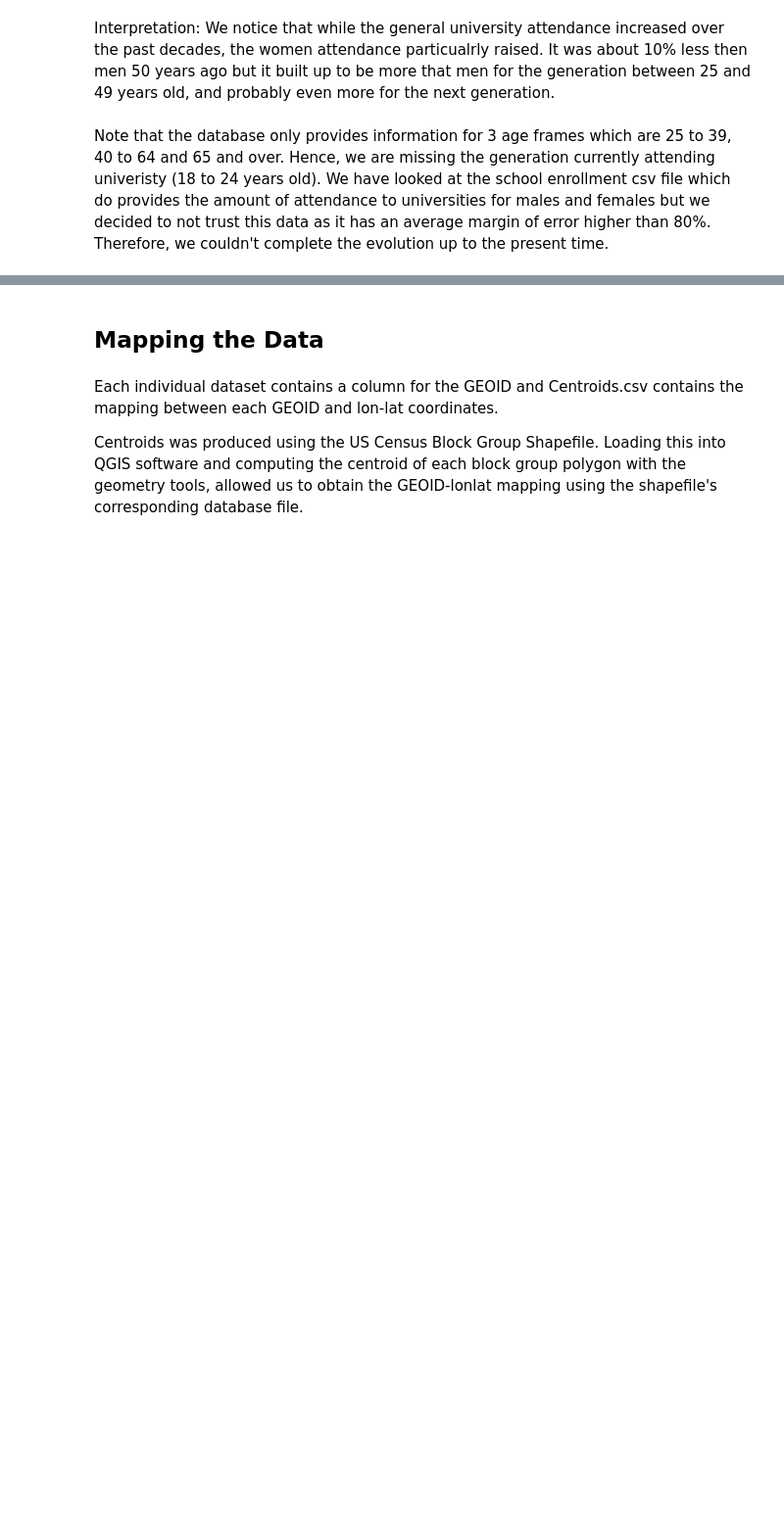
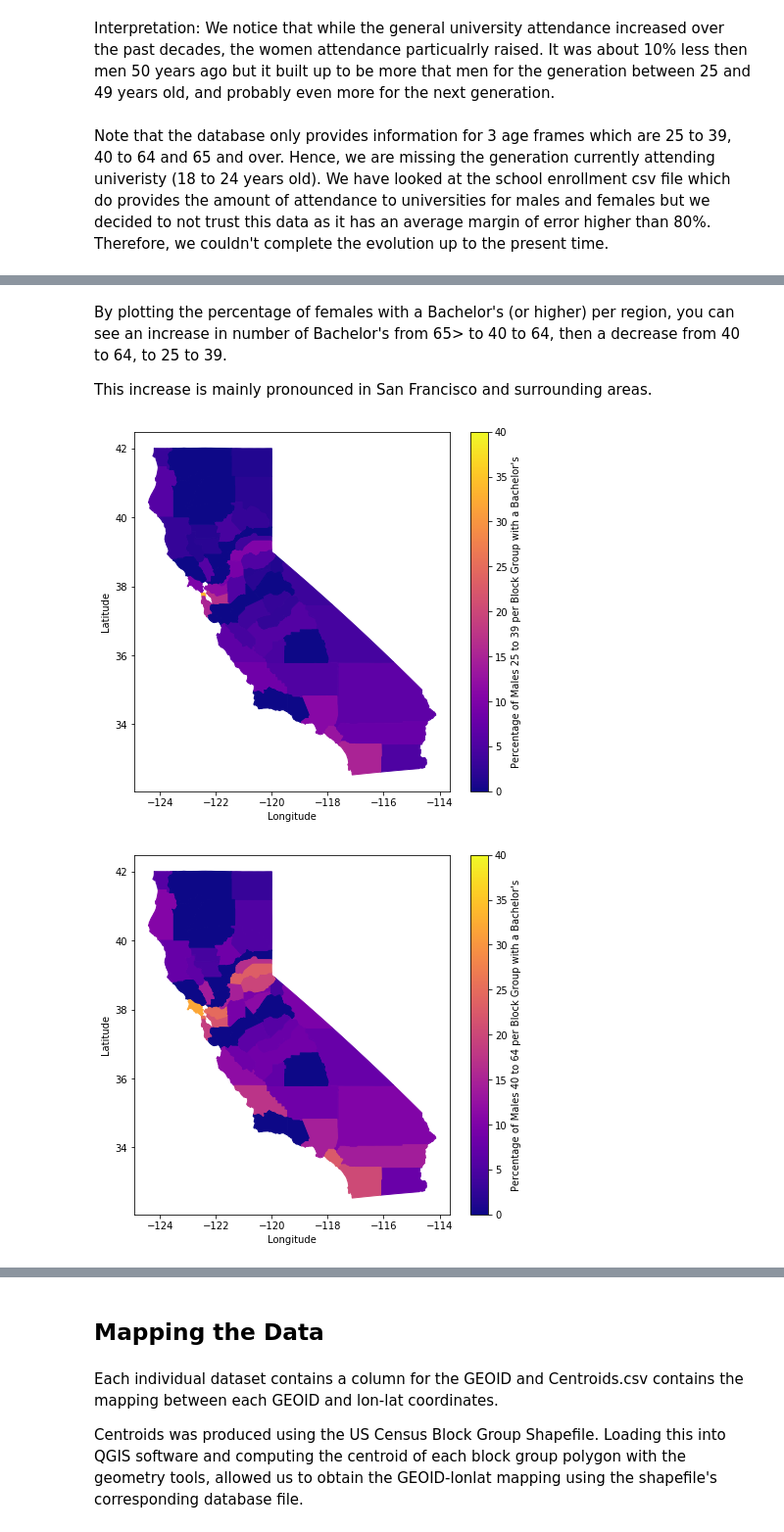
Before and after one commit to Tiger-Cross/AIHack18, a Jupyter notebook: notebooks/report.ipynb, the cells around one changed output, grey strips where cells are left out. Shown at 98% size. Saved outputs shown, nothing was run; the diff lists cells and outputs as text; code cells hidden in the pictures; blank space fills up the shorter version.

```diff
--- a/notebooks/report.ipynb
+++ b/notebooks/report.ipynb
@@ -529,0 +682,12 @@ Note that the database only provides information for 3 age frames which are 25 t
+# %% [markdown]
+By plotting the percentage of females with a Bachelor's (or higher) per region, you can see an increase in number of Bachelor's from 65> to 40 to 64, then a decrease from 40 to 64, to 25 to 39.
+
+This increase is mainly pronounced in San Francisco and surrounding areas.
+# %%
+# Males over time
+mapping_function('../data/processed/X15_EDUCATIONAL_ATTAINMENT.csv', 127, 'Percentage of Males 25 to 39 per Block Group with a Bachelor\'s')
+mapping_function('../data/processed/X15_EDUCATIONAL_ATTAINMENT.csv', 139, 'Percentage of Males 40 to 64 per Block Group with a Bachelor\'s')
+mapping_function('../data/processed/X15_EDUCATIONAL_ATTAINMENT.csv', 151, 'Percentage of Males over 65 per Block Group with a Bachelor\'s')
+# %% [output]
+[figure, added]
+[figure, added]
```
Also changed, not shown: parts of 37 cells of this notebook.
